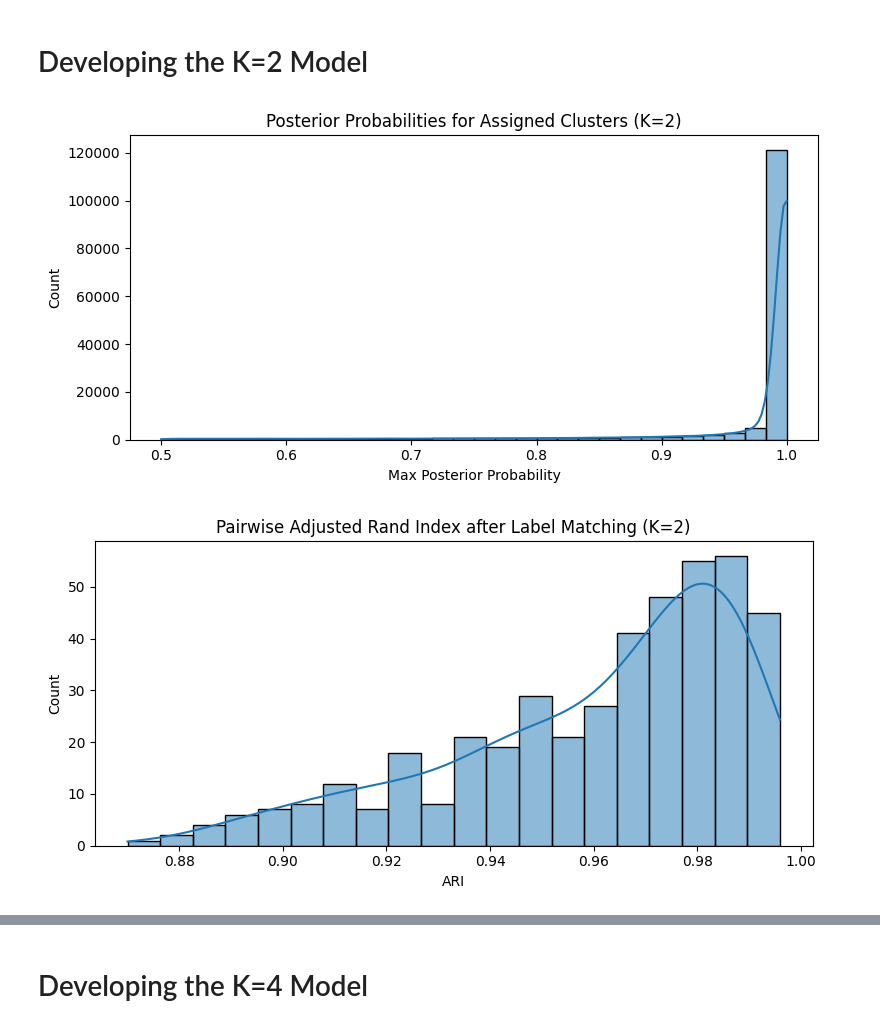
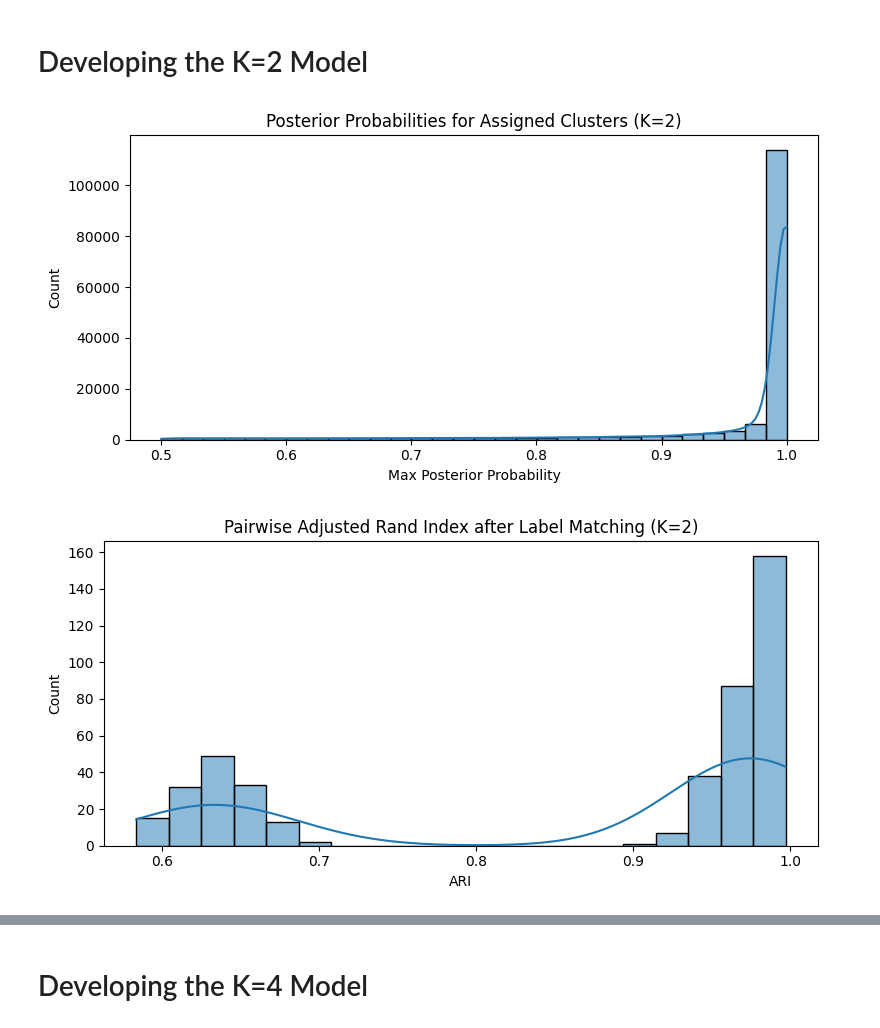
Before and after one commit to DaniJonesOcean/etc-impacts-great-lakes, a Jupyter notebook: notebooks/02_clustering_exploration.ipynb, the cells around one changed output, grey strips where cells are left out. Drawn from its saved outputs; the diff is of its cells as text; code cells hidden in the pictures.

```diff
--- a/notebooks/02_clustering_exploration.ipynb
+++ b/notebooks/02_clustering_exploration.ipynb
@@ -96,35 +97,35 @@ plt.show()
 # %%
 # ------------------------------
 # 4. Cluster Stability at K=2
 # ------------------------------
 k_best = 2
 label_matrix_k2 = []
 posterior_probs_k2 = []
 subsample_indices_k2 = []
 
 for _ in tqdm(range(n_subsamples), desc=f"Stability K={k_best}"):
     sample_idx = random.sample(range(len(X_scaled)), int(sample_frac * len(X_scaled)))
     X_sample = X_scaled.iloc[sample_idx]
 
-    gmm_k4 = GaussianMixture(n_components=k_best, covariance_type='full', random_state=42, n_init=5)
-    gmm_k4.fit(X_sample)
+    gmm_k2 = GaussianMixture(n_components=k_best, covariance_type='full', random_state=42, n_init=5)
+    gmm_k2.fit(X_sample)
     probs_k2 = gmm_k2.predict_proba(X_sample)
     labels_k2 = gmm_k2.predict(X_sample)
 
     label_matrix_k2.append(labels_k2)
     posterior_probs_k2.append(probs_k2.max(axis=1))
     subsample_indices_k2.append(sample_idx)
 
 # Plot histogram of posterior max probabilities
 plt.figure(figsize=(8, 4))
 all_probs_k2 = np.concatenate(posterior_probs_k2)
 sns.histplot(all_probs_k2, bins=30, kde=True)
 plt.title(f"Posterior Probabilities for Assigned Clusters (K={k_best})")
 plt.xlabel("Max Posterior Probability")
 plt.tight_layout()
 plt.show()
 # %% [output]
-[figure, old version]
+[figure, new version]
 # %%
 # ------------------------------
 # 5. Cluster Label Agreement (Hungarian-matched ARI, K=2)
@@ -164,7 +165,7 @@ plt.xlabel("ARI")
 plt.tight_layout()
 plt.show()
 # %% [output]
-[figure, old version]
+[figure, new version]
 # %%
 # ------------------------------
 # 6. PCA, t-SNE, and UMAP for K=2
```
Also changed, not shown: parts of 16 cells of this notebook, 23 other files.
